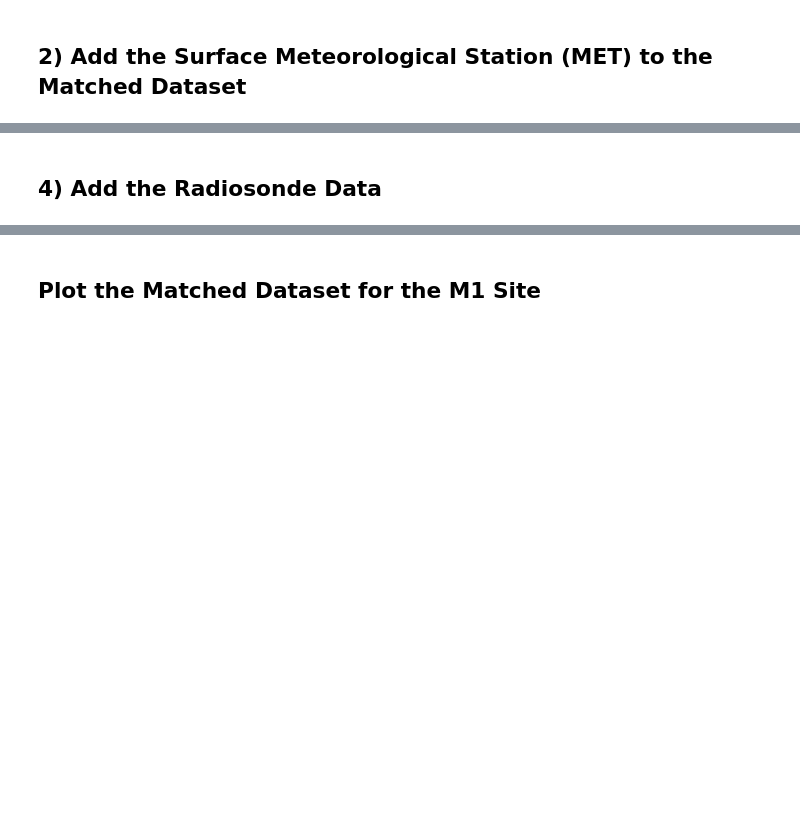
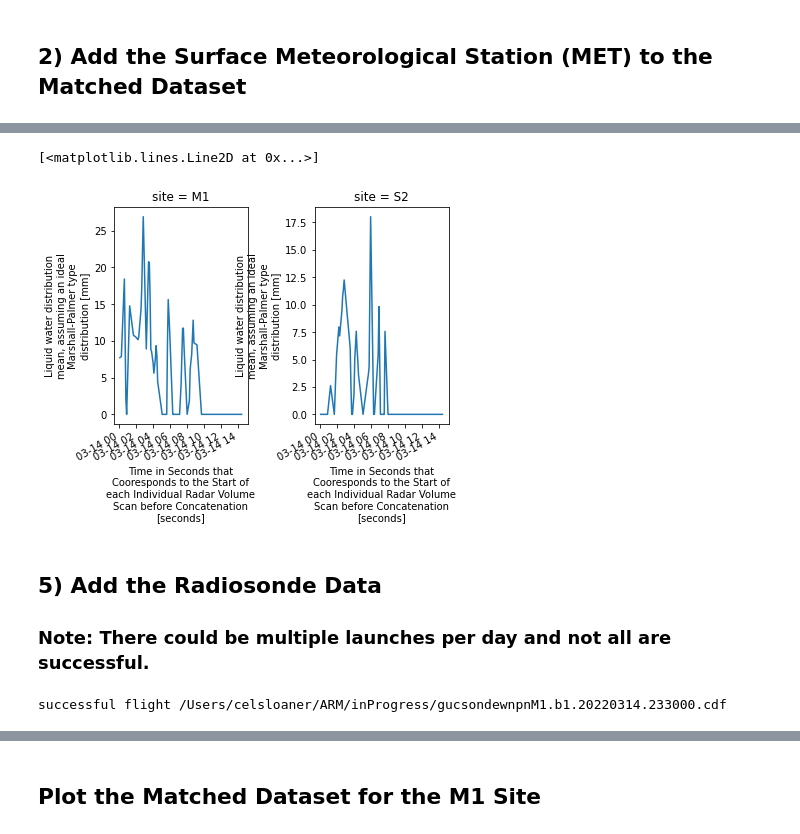
Before and after one commit to mgrover1/sail-xprecip-radar, a Jupyter notebook: notebooks/radar-precip/matched_dataset_march_14_2022.ipynb, the cells around one changed output, grey strips where cells are left out. Drawn from its saved outputs; the diff is of its cells as text; code cells hidden in the pictures; blank space fills up the shorter version.

Commit message:
ENH: Added seconded LD to the matched dataset.

```diff
--- a/notebooks/radar-precip/matched_dataset_march_14_2022.ipynb
+++ b/notebooks/radar-precip/matched_dataset_march_14_2022.ipynb
@@ -245,4 +300,4 @@ ds.sel(site='M1').pwd_cumul_snow.plot(x='time')
 # Define the file path
 nld = "/Users/celsloaner/ARM/inProgress/gucldM1.b1.20220314.000000.cdf"
 # Define the site location based on the filename
-ld_site = nmet.split('gucld')[-1].split('.')[0]
+ld_site = nld.split('gucld')[-1].split('.')[0]
@@ -300,0 +331,6 @@ ds.time-comb.time
+# %%
+# Define the file path
+ld_2 = "/Users/celsloaner/ARM/inProgress/gucldS2.b1.20220314.000000.cdf"
+# Define the site location based on the filename
+ld2_site = ld_2.split('gucld')[-1].split('.')[0]
+print(ld2_site)
@@ -300,0 +339,5 @@ ds.time-comb.time
+# %%
+ds = match_datasets(ds, ld_2, ld2_site)
+# %%
+# Note: Dropping altitude variable of LD, in order to include Sonde Altitude in next section
+ds = ds.drop_vars('alt')
@@ -301,7 +364,32 @@ ds.time-comb.time
+# %%
+fig, axarr = plt.subplots(1, 2)
+plt.subplots_adjust(wspace=0.5, hspace=1.2)
+
+ds.liquid_water_distribution_mean.sel(site='M1').sel(time=slice("2022-03-14",
+                                                                "2022-03-15")).plot(ax=axarr[0])
+ds.liquid_water_distribution_mean.sel(site='S2').sel(time=slice("2022-03-14",
+                                                                "2022-03-15")).plot(ax=axarr[1])
+# %% [output]
+[<matplotlib.lines.Line2D at 0x...>]
+[figure, added]
 # %% [markdown]
-## 4) Add the Radiosonde Data
+## 5) Add the Radiosonde Data
+
+### Note: There could be multiple launches per day and not all are successful.
 # %%
-# Define the file path
-nsonde = "/Users/celsloaner/ARM/inProgress/gucsondewnpnM1.b1.20220314.233000.cdf"
+# Search for all sonde files
+nsonde = sorted(glob.glob("/Users/celsloaner/ARM/inProgress/gucsondewnpnM1*"))
+sonde_list = []
+# Open each individual Sonde File and Merge together
+for nfile in nsonde:
+    sonde = xr.open_dataset(nfile)
+    # Check to make sure launch was successful (e.g. time > 1 obs)
+    if sonde.time.shape[0] > 1:
+        print('successful flight', nfile)
+        sonde_list.append(sonde)
+# Concatenate together the sonde xarray DataSets
+ds_sonde = xr.concat(sonde_list, dim='time')
 # Define the site location based on the filename
-sonde_site = nmet.split('gucsondewnpn')[-1].split('.')[0]
+sonde_site = nsonde[0].split('gucsondewnpn')[-1].split('.')[0]
+# %% [output]
+successful flight /Users/celsloaner/ARM/inProgress/gucsondewnpnM1.b1.20220314.233000.cdf
```
Also changed, not shown: parts of 43 cells of this notebook.
